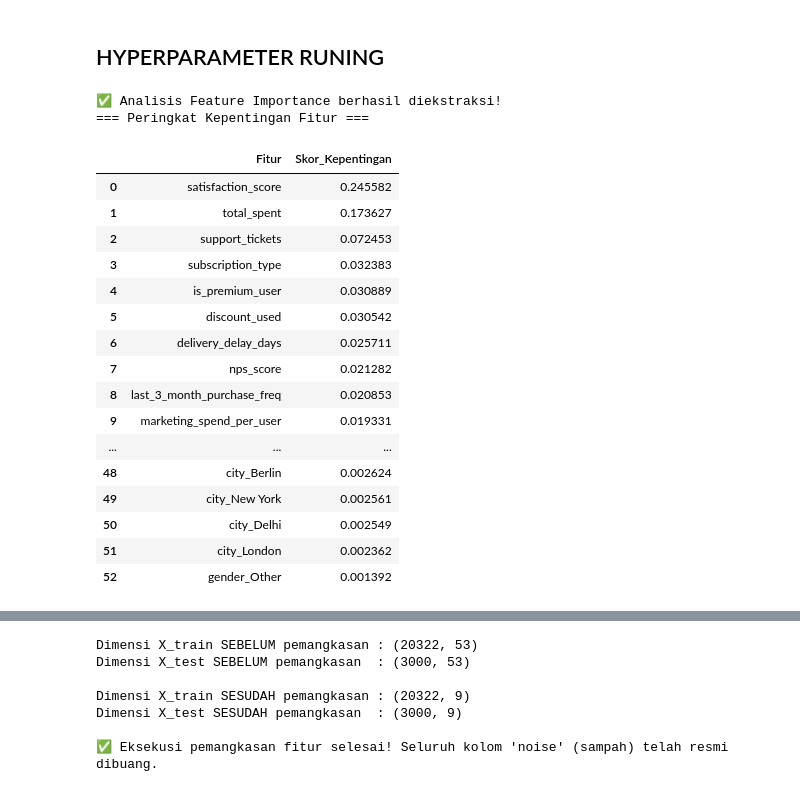
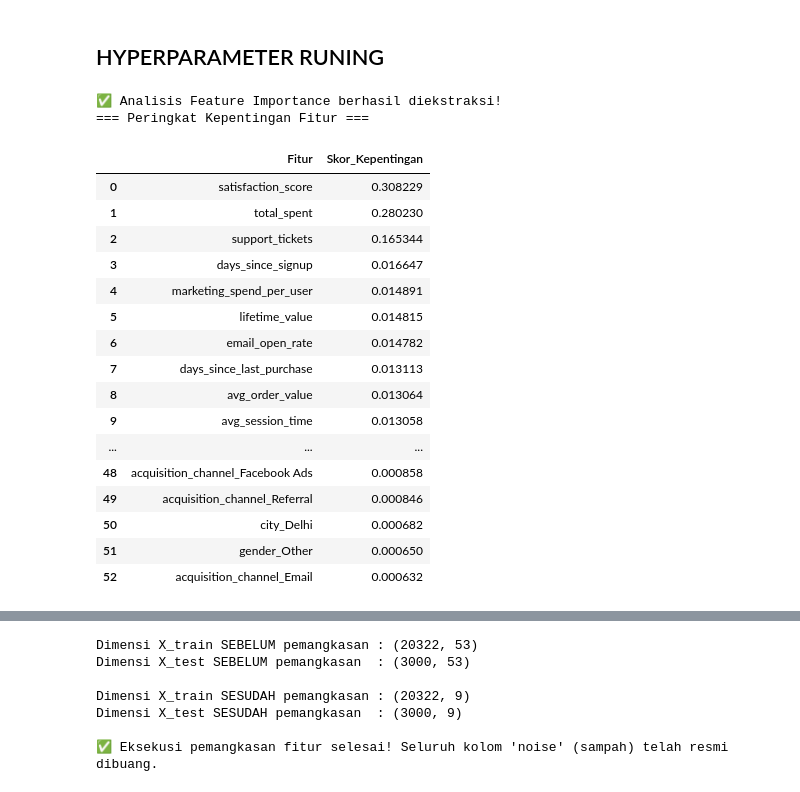
Before and after one commit to widipuriarto/customer-churn-prediction, a Jupyter notebook: Sales_and_Marketing_Customer 1.ipynb, the cells around one changed output, grey strips where cells are left out. Cells and saved outputs as stored; diff of their text form; code cells hidden in the pictures.

```diff
--- a/Sales_and_Marketing_Customer 1.ipynb
+++ b/Sales_and_Marketing_Customer 1.ipynb
@@ -1029,43 +1029,43 @@ display(df_komparasi_total.sort_index())
 # %% [markdown]
 ## HYPERPARAMETER RUNING
 # %%
-# 45. Melakukan Feature Importance Analysis (Base Model: Random Forest)
+# 45. Melakukan Feature Importance Analysis (Base Model: Decision Tree)
 
-# 1. Mengambil skor bobot fitur langsung dari "otak" model Random Forest
-rf_importances = model_rf_clean.feature_importances_
+# 1. Mengambil skor bobot fitur langsung dari "otak" model Decision Tree
+dt_importances = model_dt_clean.feature_importances_
 
 # 2. Menyatukan nama kolom (X_train.columns) dengan skornya ke dalam tabel
 df_importance = pd.DataFrame({
     'Fitur': X_train.columns,
-    'Skor_Kepentingan': rf_importances
+    'Skor_Kepentingan': dt_importances
 })
 
 # 3. Mengurutkan fitur dari yang skornya paling tinggi ke paling rendah
 df_importance = df_importance.sort_values(by='Skor_Kepentingan', ascending=False).reset_index(drop=True)
 
 print("✅ Analisis Feature Importance berhasil diekstraksi!")
 print("=== Peringkat Kepentingan Fitur ===")
 display(df_importance)
 # %% [output]
 ✅ Analisis Feature Importance berhasil diekstraksi!
 === Peringkat Kepentingan Fitur ===
 |  | Fitur | Skor_Kepentingan |
-| 0 | satisfaction_score | 0.245582 |
-| 1 | total_spent | 0.173627 |
-| 2 | support_tickets | 0.072453 |
-| 3 | subscription_type | 0.032383 |
-| 4 | is_premium_user | 0.030889 |
-| 5 | discount_used | 0.030542 |
-| 6 | delivery_delay_days | 0.025711 |
-| 7 | nps_score | 0.021282 |
-| 8 | last_3_month_purchase_freq | 0.020853 |
-| 9 | marketing_spend_per_user | 0.019331 |
+| 0 | satisfaction_score | 0.308229 |
+| 1 | total_spent | 0.280230 |
+| 2 | support_tickets | 0.165344 |
+| 3 | days_since_signup | 0.016647 |
+| 4 | marketing_spend_per_user | 0.014891 |
+| 5 | lifetime_value | 0.014815 |
+| 6 | email_open_rate | 0.014782 |
+| 7 | days_since_last_purchase | 0.013113 |
+| 8 | avg_order_value | 0.013064 |
+| 9 | avg_session_time | 0.013058 |
 | ... | ... | ... |
-| 48 | city_Berlin | 0.002624 |
-| 49 | city_New York | 0.002561 |
-| 50 | city_Delhi | 0.002549 |
-| 51 | city_London | 0.002362 |
-| 52 | gender_Other | 0.001392 |
+| 48 | acquisition_channel_Facebook Ads | 0.000858 |
+| 49 | acquisition_channel_Referral | 0.000846 |
+| 50 | city_Delhi | 0.000682 |
+| 51 | gender_Other | 0.000650 |
+| 52 | acquisition_channel_Email | 0.000632 |
 # %%
 # 46. Visualisasi Feature Importance & Feature Selection
 
```
Also changed, not shown: parts of 11 cells of this notebook, 3 other files.
